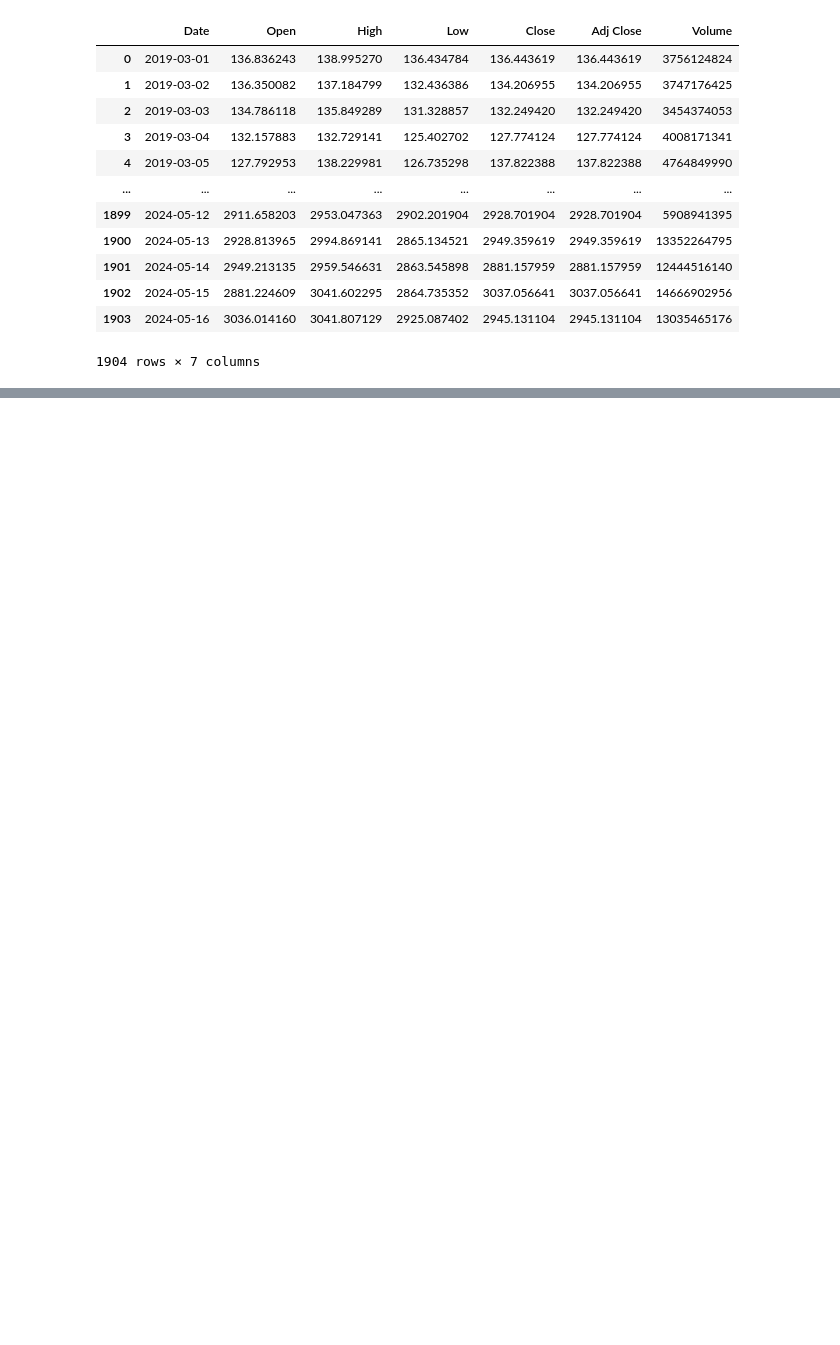
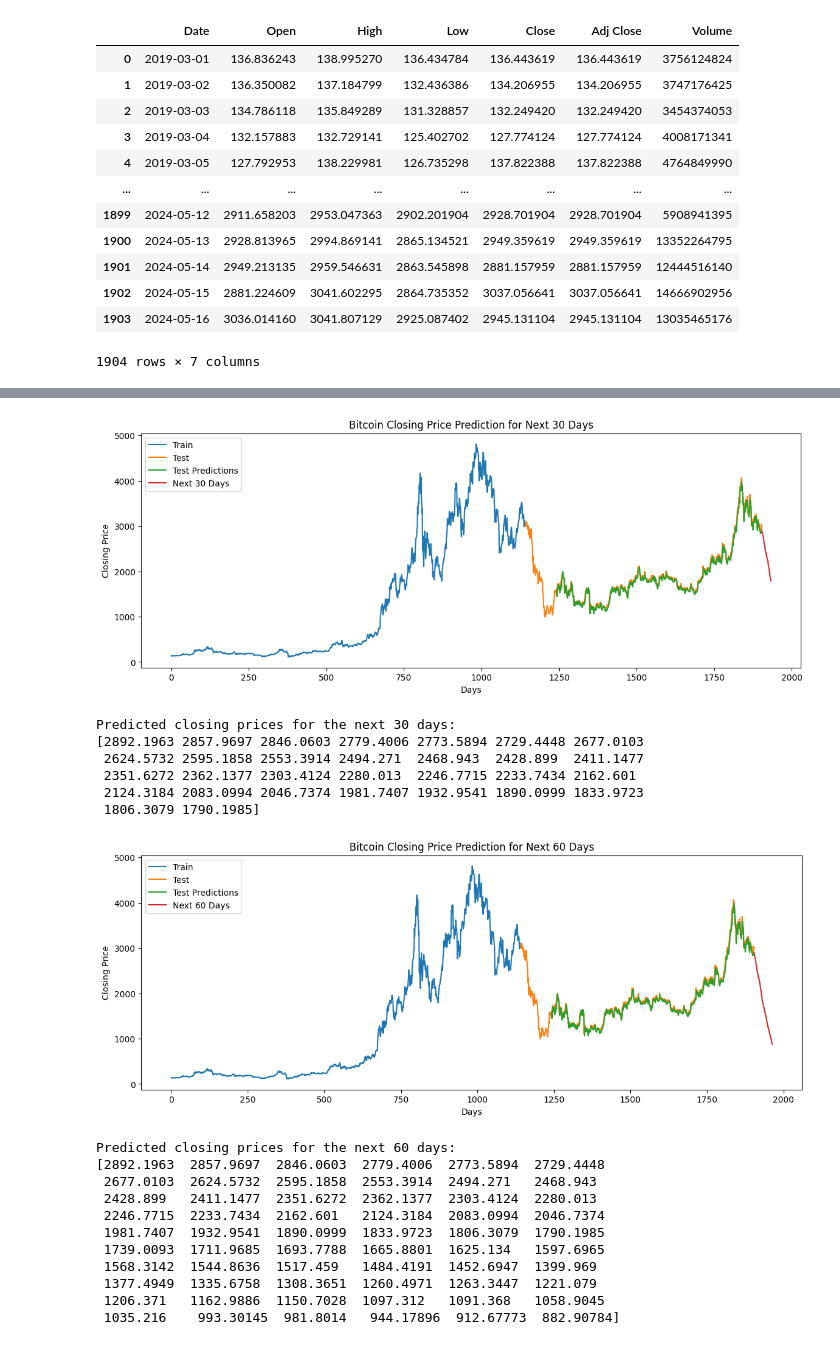
Before and after one commit to DuongTrucUyen/IS403.O21.HTCL_Nhom11, a Jupyter notebook: 3.3.RNN/RNN_ETH.ipynb, the cells around one changed output, grey strips where cells are left out. Drawn from its saved outputs; the diff is of its cells as text; code cells hidden in the pictures; blank space fills up the shorter version.

```diff
--- a/3.3.RNN/RNN_ETH.ipynb
+++ b/3.3.RNN/RNN_ETH.ipynb
@@ -413,14 +414,8 @@ scaler = MinMaxScaler(feature_range = (0,1))
 df1 = scaler.fit_transform(np.array(df1).reshape(-1,1))
 # %%
 # 4. Chia train test
-train_size = int(0.7 * len(df1))
-test_size = int(0.2 * len(df1))
-val_size = len(df1) - train_size - test_size
+train_size = int(0.6 * len(df1))
+test_size = len(df1) - train_size
 
 train_data = df1[:train_size]
 test_data = df1[train_size:train_size+test_size]
-val_data = df1[train_size+test_size:]
-
-print("Train shape:", train_data.shape)
-print("Test shape:", test_data.shape)
-print("Validate shape:", val_data.shape)
@@ -1146,0 +495,65 @@ plt.show()
+# %%
+# 13. Dự đoán 30, 60, 90 ngày tiếp theo
+def predict_future(model, data, time_step, days):
+    temp_input = list(data[:, 0])  # Extract the values as a 1D list
+    lst_output = []
+    i = 0
+    while(i < days):
+        if(len(temp_input) > time_step):
+            x_input = np.array(temp_input[-time_step:])
+            x_input = x_input.reshape((1, time_step, 1))
+            yhat = model.predict(x_input, verbose=0)
+            temp_input.append(yhat[0][0])  # Append the single predicted value
+            lst_output.append(yhat[0][0])
+            i = i + 1
+        else:
+            x_input = np.array(temp_input)
+            x_input = x_input.reshape((1, time_step, 1))
+            yhat = model.predict(x_input, verbose=0)
+            temp_input.append(yhat[0][0])  # Append the single predicted value
+            lst_output.append(yhat[0][0])
+            i = i + 1
+    return np.array(lst_output).reshape(-1, 1)
+
+last_100_days = df1[-time_step:]
+future_days = [30, 60, 90]
+for days in future_days:
+    future_predictions = predict_future(model, last_100_days, time_step, days)
+    future_predictions = scaler.inverse_transform(future_predictions)
+
+    # Vẽ hình
+    plt.figure(figsize=(14, 5))
+    plt.plot(range(len(train_data)), scaler.inverse_transform(train_data), label='Train')
+    plt.plot(range(len(train_data), len(train_data) + len(test_data)), scaler.inverse_transform(test_data), label='Test')
+    plt.plot(range(len(train_data) + time_step, len(train_data) + time_step + len(y_pred)), y_pred, label='Test Predictions')
+    future_index = range(len(df1), len(df1) + days)
+    plt.plot(future_index, future_predictions, label=f'Next {days} Days')
+
+    plt.xlabel('Days')
+    plt.ylabel('Closing Price')
+    plt.legend()
+    plt.title(f'Bitcoin Closing Price Prediction for Next {days} Days')
+    plt.show()
+
+    print(f'Predicted closing prices for the next {days} days:')
+    print(future_predictions.flatten())
+# %% [output]
+[figure, added]
+Predicted closing prices for the next 30 days:
+[2892.1963 2857.9697 2846.0603 2779.4006 2773.5894 2729.4448 2677.0103
+ 2624.5732 2595.1858 2553.3914 2494.271  2468.943  2428.899  2411.1477
+ 2351.6272 2362.1377 2303.4124 2280.013  2246.7715 2233.7434 2162.601
+ 2124.3184 2083.0994 2046.7374 1981.7407 1932.9541 1890.0999 1833.9723
+ 1806.3079 1790.1985]
+[figure, added]
+Predicted closing prices for the next 60 days:
+[2892.1963  2857.9697  2846.0603  2779.4006  2773.5894  2729.4448
+ 2677.0103  2624.5732  2595.1858  2553.3914  2494.271   2468.943
+ 2428.899   2411.1477  2351.6272  2362.1377  2303.4124  2280.013
+ 2246.7715  2233.7434  2162.601   2124.3184  2083.0994  2046.7374
+ 1981.7407  1932.9541  1890.0999  1833.9723  1806.3079  1790.1985
+ 1739.0093  1711.9685  1693.7788  1665.8801  1625.134   1597.6965
+ 1568.3142  1544.8636  1517.459   1484.4191  1452.6947  1399.969
+ 1377.4949  1335.6758  1308.3651  1260.4971  1263.3447  1221.079
+ 1206.371   1162.9886  1150.7028  1097.312   1091.368   1058.9045
+ 1035.216    993.30145  981.8014   944.17896  912.67773  882.90784]
```
Also changed, not shown: parts of 69 cells of this notebook.
